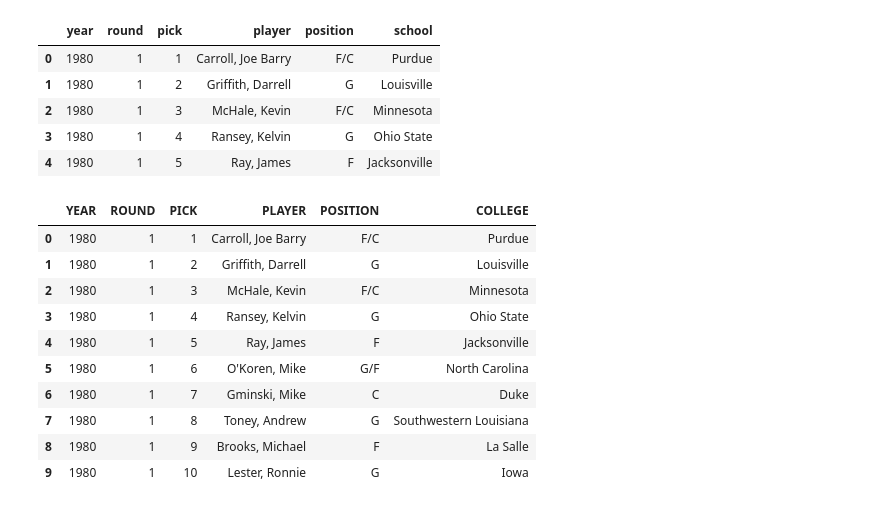
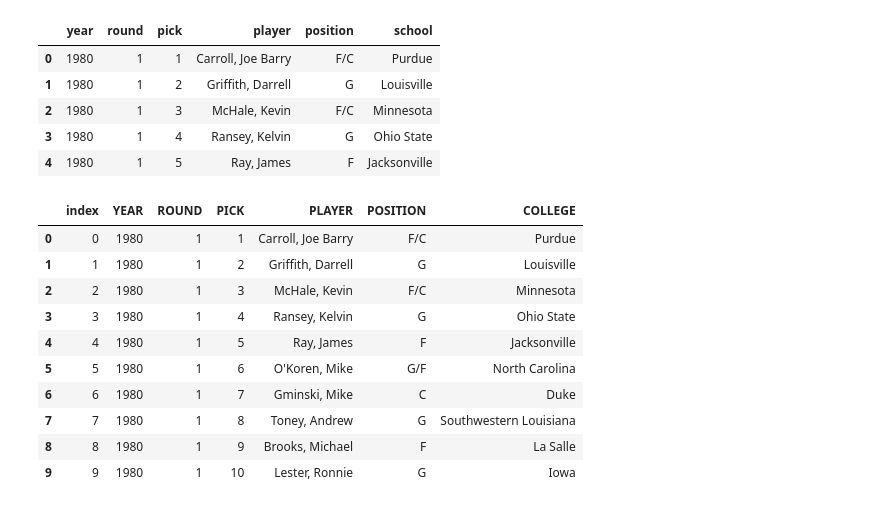
Before and after one commit to yanzi1210/Project_ETL, a Jupyter notebook: Basketball.ipynb, the cells around one changed output. Cells and saved outputs as stored; diff of their text form; code cells hidden in the pictures.

```diff
--- a/Basketball.ipynb
+++ b/Basketball.ipynb
@@ -16,19 +16,20 @@ nbadra_df.head()
 | 4 | 1980 | 1 | 5 | Ray, James | F | Jacksonville |
 # %%
 finalNba =nbadra_df.rename(index=str, columns={'year':'YEAR','round':'ROUND','pick':'PICK','position':'POSITION','school':'COLLEGE',"player": "PLAYER"})
+finalNba= finalNba.reset_index()
 finalNba.head(10)
 # %% [output]
-|  | YEAR | ROUND | PICK | PLAYER | POSITION | COLLEGE |
-| 0 | 1980 | 1 | 1 | Carroll, Joe Barry | F/C | Purdue |
-| 1 | 1980 | 1 | 2 | Griffith, Darrell | G | Louisville |
-| 2 | 1980 | 1 | 3 | McHale, Kevin | F/C | Minnesota |
-| 3 | 1980 | 1 | 4 | Ransey, Kelvin | G | Ohio State |
-| 4 | 1980 | 1 | 5 | Ray, James | F | Jacksonville |
-| 5 | 1980 | 1 | 6 | O'Koren, Mike | G/F | North Carolina |
-| 6 | 1980 | 1 | 7 | Gminski, Mike | C | Duke |
-| 7 | 1980 | 1 | 8 | Toney, Andrew | G | Southwestern Louisiana |
-| 8 | 1980 | 1 | 9 | Brooks, Michael | F | La Salle |
-| 9 | 1980 | 1 | 10 | Lester, Ronnie | G | Iowa |
+|  | index | YEAR | ROUND | PICK | PLAYER | POSITION | COLLEGE |
+| 0 | 0 | 1980 | 1 | 1 | Carroll, Joe Barry | F/C | Purdue |
+| 1 | 1 | 1980 | 1 | 2 | Griffith, Darrell | G | Louisville |
+| 2 | 2 | 1980 | 1 | 3 | McHale, Kevin | F/C | Minnesota |
+| 3 | 3 | 1980 | 1 | 4 | Ransey, Kelvin | G | Ohio State |
+| 4 | 4 | 1980 | 1 | 5 | Ray, James | F | Jacksonville |
+| 5 | 5 | 1980 | 1 | 6 | O'Koren, Mike | G/F | North Carolina |
+| 6 | 6 | 1980 | 1 | 7 | Gminski, Mike | C | Duke |
+| 7 | 7 | 1980 | 1 | 8 | Toney, Andrew | G | Southwestern Louisiana |
+| 8 | 8 | 1980 | 1 | 9 | Brooks, Michael | F | La Salle |
+| 9 | 9 | 1980 | 1 | 10 | Lester, Ronnie | G | Iowa |
 # %%
 ncaab = ".//Resources/NCAAB.csv"
 ncaab_df = pd.read_csv(ncaab)
```
Also changed, not shown: parts of 11 cells of this notebook, 2 other files.
